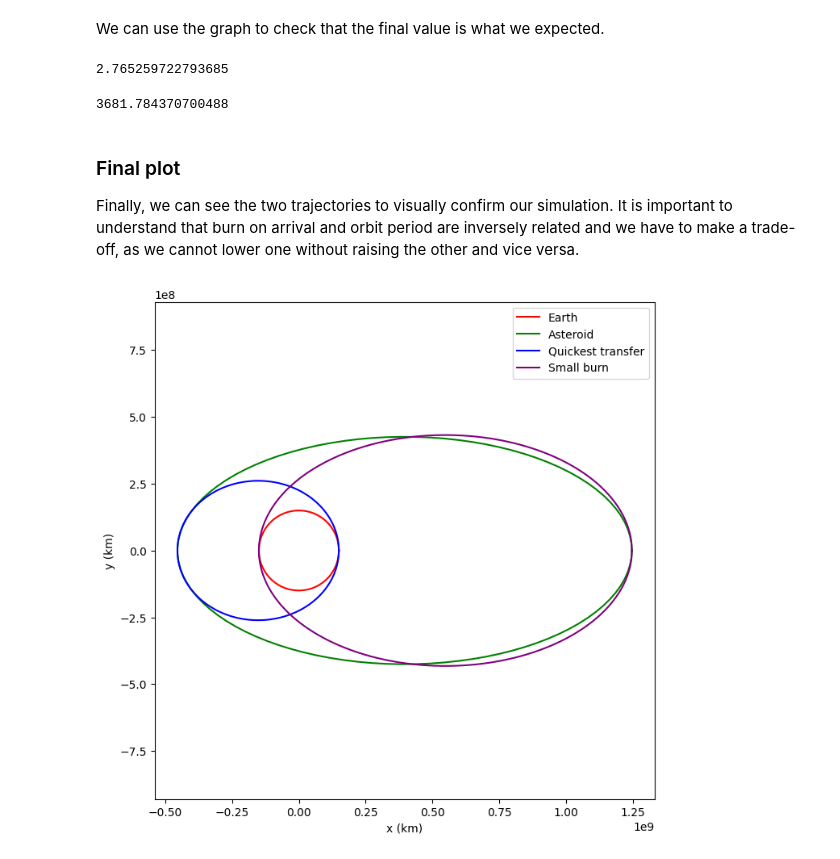
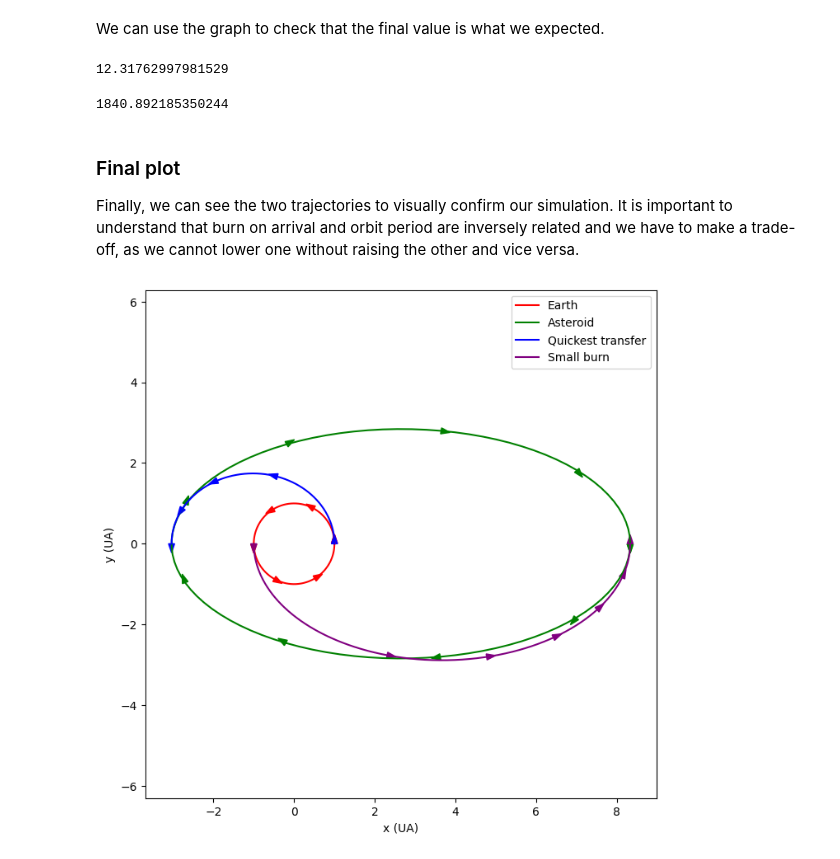
Before and after one commit to Captainfl4me/space-dynamics-workbook, a Jupyter notebook: WE8.ipynb, the cells around one changed output. Drawn from its saved outputs; the diff is of its cells as text; code cells hidden in the pictures.

```diff
--- a/WE8.ipynb
+++ b/WE8.ipynb
@@ -204,6 +206,6 @@ e # Eccentricity
 # %% [markdown]
 We can check what are the values of the period and the differences in speed at arrival.
 # %%
-period = sqrt((4 * pi**2 * a**3)/(G * sun.mass))
-period / (24 * 3600)  # Orbital period in days
+period = sqrt((4 * pi**2 * a**3)/(G * sun.mass))/2
+period / (24 * 3600)  # Transit time in days
 # %% [output]
@@ -219,7 +221,7 @@ xy0 = [r_per, 0]  # start position
 vxy0 = [0, sqrt(G * sun.mass * (2 / r_per - 1 / a))]  # start vertical speed
 
 probe = Probe(probeqns, period, period / 3600, x0=xy0[0], vx0=vxy0[0],
-            y0=xy0[1], vy0=vxy0[1], event=r_per) # probe as an object
+            y0=xy0[1], vy0=vxy0[1], event=r_aph, eventflip=True) # probe as an object
 t, quickest_posvel = probe.odesolve() # solve the differential equations
 # %% [markdown]
 ### Smallest burn on arrival
@@ -261,20 +263,20 @@ We can use the graph to check that the final value is what we expected.
 # %%
 ast_vel = sqrt(G * sun.mass * (2 / r_aph - 1 / ast_a))  # Velocity of asteroid
 vel = sqrt(G * sun.mass * (2 / r_aph - 1 / a))  # Velocity of probe
-abs(vel - ast_vel) / 1e3 # Difference in velocity in km/s
+abs(vel + ast_vel) / 1e3 # Difference in velocity in km/s
 # %% [output]
-2.765259722793685
+12.31762997981529
 # %%
-period = sqrt((4 * pi**2 * a**3)/(G * sun.mass))
-period / (24 * 3600)  # Orbital period in days
+period = sqrt((4 * pi**2 * a**3)/(G * sun.mass))/2
+period / (24 * 3600)  # Transit time in days
 # %% [output]
-3681.784370700488
+1840.892185350244
 # %%
 xy0 = [-r_per, 0]  # start position
-vxy0 = [0, sqrt(G * sun.mass * (2 / r_per - 1 / a))]  # start vertical speed
+vxy0 = [0, -sqrt(G * sun.mass * (2 / r_per - 1 / a))]  # start vertical speed
 
 probe = Probe(probeqns, period, period / 3600, x0=xy0[0], vx0=vxy0[0],
-            y0=xy0[1], vy0=vxy0[1], event=r_per) # probe as an object
+            y0=xy0[1], vy0=vxy0[1], event=r_aph, eventflip=True) # probe as an object
 t, smallburn_posvel = probe.odesolve() # solve the differential equations
 # %% [markdown]
 ### Final plot
@@ -283,32 +285,55 @@ Finally, we can see the two trajectories to visually confirm our simulation. It
 # %%
 plt.figure(figsize=(8, 8))  # create figure, figsize can be changed as preferred
 
 # Plotting Earth's orbit
 uang = linspace(0, 2 * pi, 100)
-x = (UA_to_meters(1) / 1e3) * cos(uang)
-y = (UA_to_meters(1) / 1e3) * sin(uang)
-plt.plot(x, y, color='red')
+x = cos(uang)
+y = sin(uang)
+plt.plot(x, y, color='red', label='Earth')
+## Add arrow to show direction of orbit
+uang = linspace(0, 2 * pi, 7)
+xs = cos(uang)
+ys = sin(uang)
+dxs = -0.01*sin(uang)
+dys = 0.01*cos(uang)
+for (x, y, dx, dy) in zip(xs, ys, dxs, dys):
+    plt.arrow(x, y, dx, dy, head_width=0.15, color='red')
 
 # Plotting Asteroid's orbit
-u=(ast_a - ast_per) / 1e3
+u=meters_to_UA(ast_a - ast_per)
 v=0
-a=ast_a / 1e3
+a= meters_to_UA(ast_a)
 b=a / 2
 t = linspace(0, 2*pi, 100)
 x = u+a*cos(t)
 y = v+b*sin(t)
-plt.plot(x, y, color='green')
+plt.plot(x, y, color='green', label='Asteroid')
+## Add arrow to show direction of orbit
+uang = linspace(0, 2 * pi, 7)
+t = linspace(0, 2*pi, 10)
+xs = u+a*cos(t)
+ys = v+b*sin(t)
+dxs = 0.01*sin(t)
+dys = -0.01*cos(t)
+for (x, y, dx, dy) in zip(xs, ys, dxs, dys):
+    plt.arrow(x, y, dx, dy, head_width=0.15, color='green')
 
 # Plotting probe's orbit with quickest transfer
-plt.plot(quickest_posvel[:, 0] / 1e3, quickest_posvel[:, 1] / 1e3, color='blue')
+plt.plot(meters_to_UA(quickest_posvel[:, 0]), meters_to_UA(quickest_posvel[:, 1]), color='blue', label='Quickest transfer')
+idx = linspace(0, len(quickest_posvel)-1, 5, dtype=int)
+for (x, y, dx, dy) in zip(meters_to_UA(quickest_posvel[idx, 0]), meters_to_UA(quickest_posvel[idx, 1]), meters_to_UA(quickest_posvel[idx, 2]), meters_to_UA(quickest_posvel[idx, 3])):
+    plt.arrow(x, y, dx, dy, head_width=0.15, color='blue')
 
 # Plotting probe's orbit with small burn
-plt.plot(smallburn_posvel[:, 0] / 1e3, smallburn_posvel[:, 1] / 1e3, color='purple')
+plt.plot(meters_to_UA(smallburn_posvel[:, 0]), meters_to_UA(smallburn_posvel[:, 1]), color='purple', label='Small burn')
+idx = linspace(0, len(smallburn_posvel)-1, 7, dtype=int)
+for (x, y, dx, dy) in zip(meters_to_UA(smallburn_posvel[idx, 0]), meters_to_UA(smallburn_posvel[idx, 1]), meters_to_UA(smallburn_posvel[idx, 2]), meters_to_UA(smallburn_posvel[idx, 3])):
+    plt.arrow(x, y, dx, dy, head_width=0.15, color='purple')
 
-plt.xlabel('x (km)')
-plt.ylabel('y (km)')
+plt.xlabel('x (UA)')
+plt.ylabel('y (UA)')
 plt.axis('equal')
-plt.legend(['Earth', 'Asteroid', 'Quickest transfer', 'Small burn'])
+plt.legend()
 plt.show() # make plot appear
 # %% [output]
-[figure, old version]
+[figure, new version]
```
Also changed, not shown: parts of 12 cells of this notebook.
